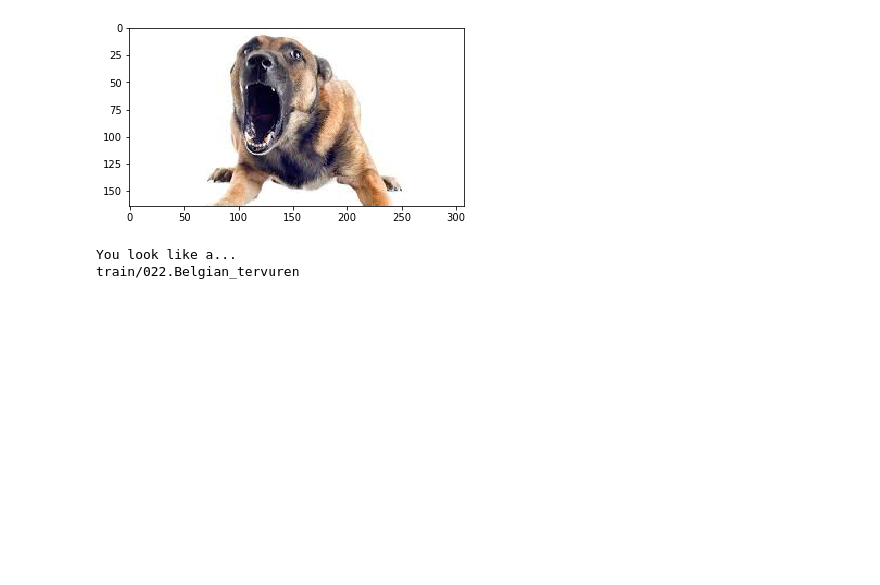
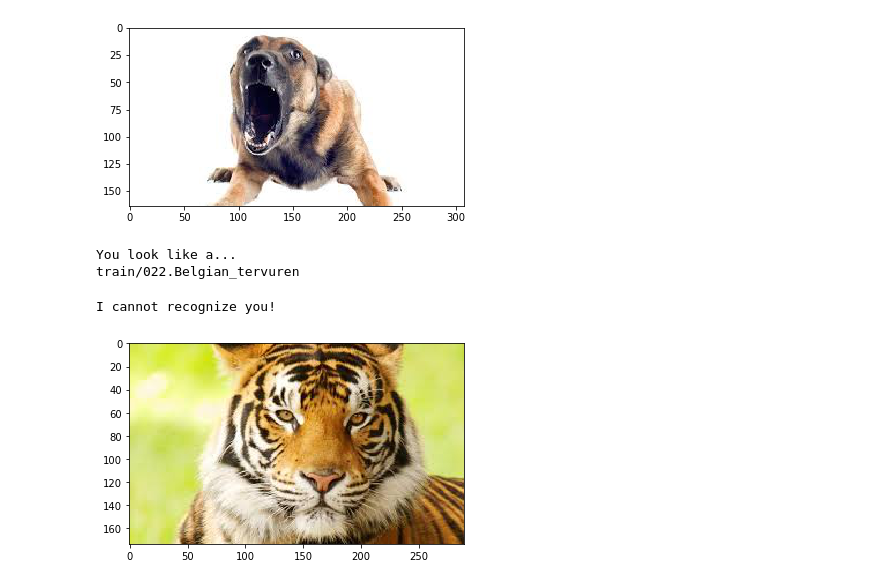
Before and after one commit to shashanknainwal/Udacity-ML-nanodegree_, a Jupyter notebook: CNN/Dog Breed Classifier/dog_app.ipynb, the cells around one changed output. Saved outputs shown, nothing was run; the diff lists cells and outputs as text; code cells hidden in the pictures; blank space fills up the shorter version.

```diff
--- a/CNN/Dog Breed Classifier/dog_app.ipynb
+++ b/CNN/Dog Breed Classifier/dog_app.ipynb
@@ -852,3 +839,8 @@ hello, dog!
 [figure]
 You look like a...
 train/022.Belgian_tervuren
+# %%
+my_algorithm('dogImages/tiger.jpg')
+# %% [output]
+I cannot recognize you!
+[figure, added]
```
Also changed, not shown: parts of 13 cells of this notebook.
